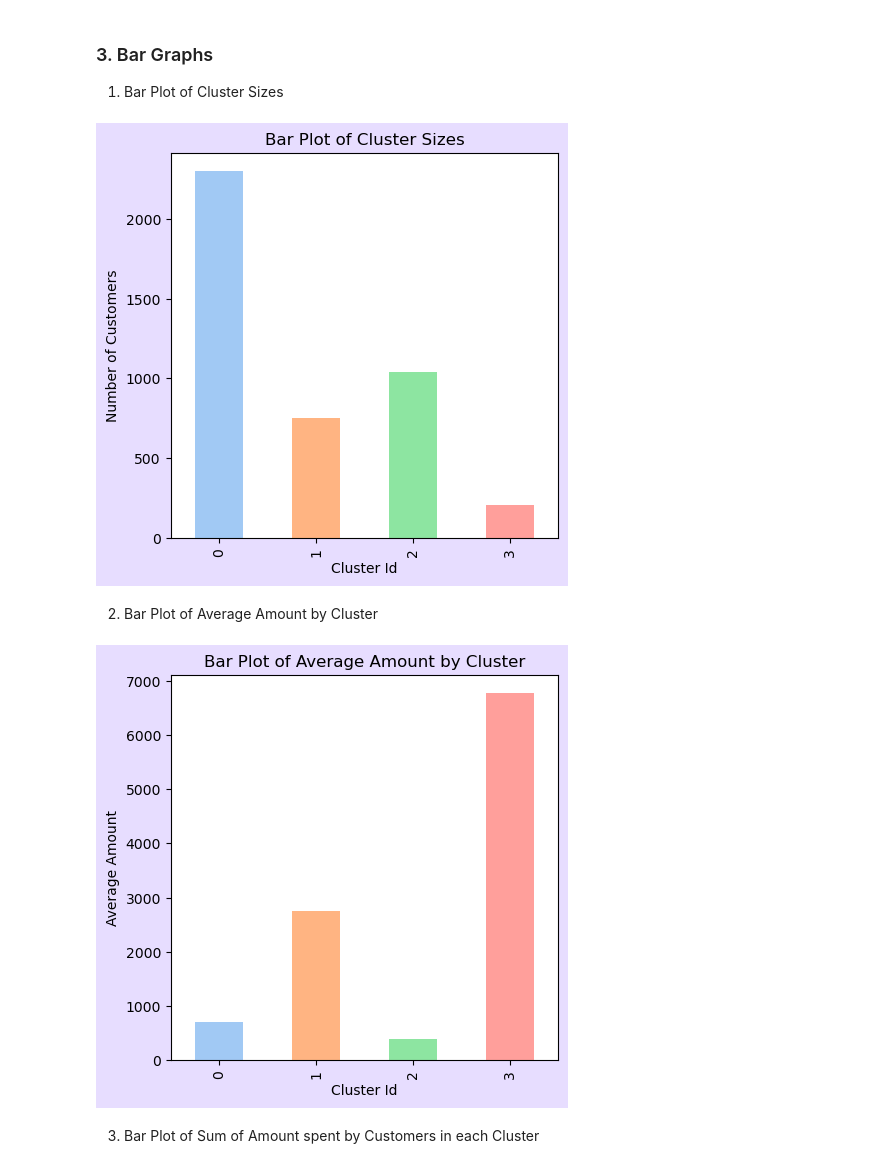
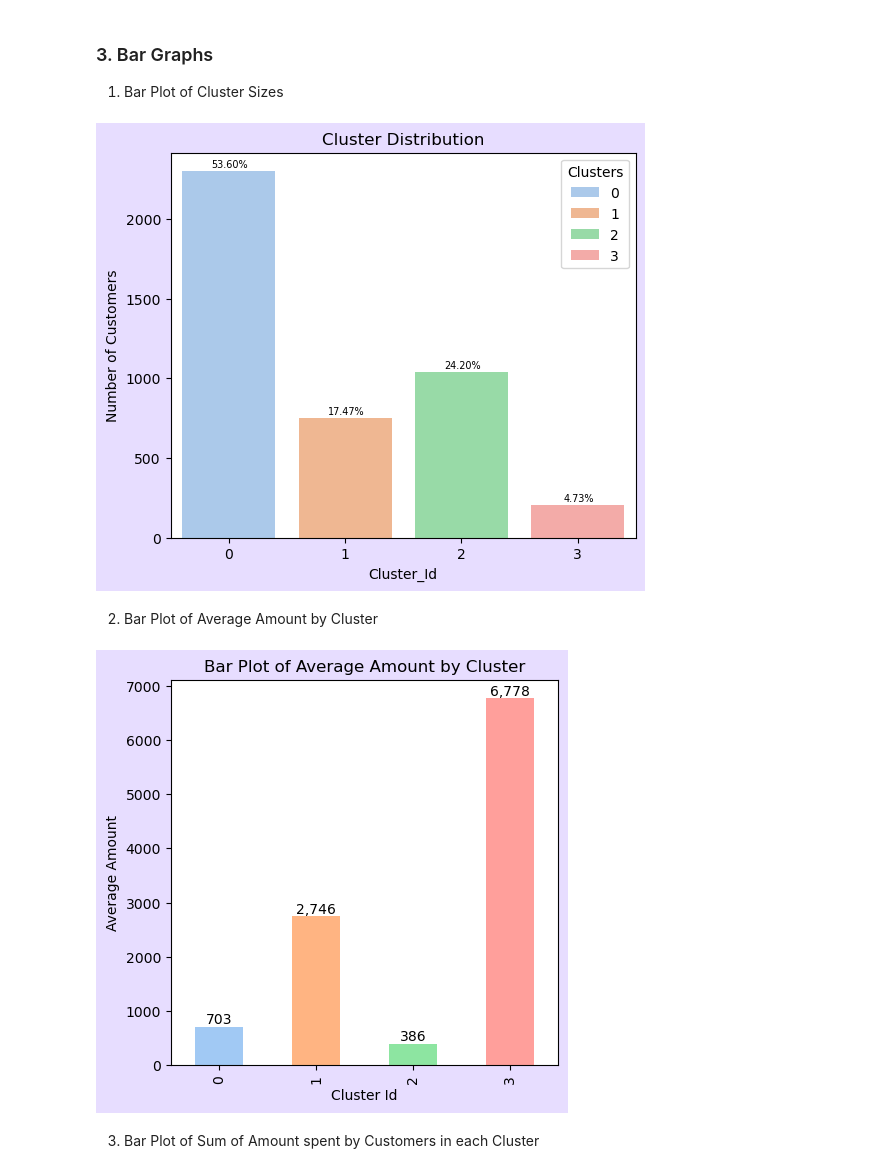
Before and after one commit to Ishant2104/Customer-Segmentation, a Jupyter notebook: Jupyter notebook with cleaned data (normalized) - Features, and Engineered features - Ishant Cane.ipynb, the cells around one changed output. Cells and saved outputs as stored; diff of their text form; code cells hidden in the pictures.

```diff
--- a/Jupyter notebook with cleaned data (normalized) - Features, and Engineered features - Ishant Cane.ipynb
+++ b/Jupyter notebook with cleaned data (normalized) - Features, and Engineered features - Ishant Cane.ipynb
@@ -363,0 +372,4 @@ grouped_df.head()
+# %%
+# merging with grouped_df
+grouped_df = pd.merge(grouped_df, quantity_ordered, on='CustomerID', how = 'inner')
+grouped_df.head()
@@ -432,7 +438,13 @@ grouped_df = grouped_df[(grouped_df.Recency >= Q1 - 1.5 * IQR) & (grouped_df.Rec
+# %%
+# removing outliers
+Q1 = grouped_df.Quantity.quantile(0.05)
+Q3 = grouped_df.Quantity.quantile(0.95)
+IQR = Q3 - Q1
+grouped_df = grouped_df[(grouped_df.Quantity >= Q1 - 1.5 * IQR) & (grouped_df.Quantity <= Q3 + 1.5 * IQR)]
 # %% [markdown]
 * ## Rescaling the Data
 # %%
 # First taking the columns to rescale
-rfm_df = grouped_df[['Amount', 'Frequency', 'Recency']]
+rfm_df = grouped_df[['Amount', 'Frequency', 'Recency', 'Quantity']]
 rfm_df.head()
 # %% [output]
@@ -469,6 +481,6 @@ rfm_df_scaled.shape
 We have now a 3d array. We need to convert it back to dataframe.
 # %%
 rfm_df_scaled = pd.DataFrame(rfm_df_scaled)
-rfm_df_scaled.columns = ['Amount', 'Frequency', 'Recency']
+rfm_df_scaled.columns = ['Amount', 'Frequency', 'Recency', 'Quantity']
 rfm_df_scaled.head()
 # %% [output]
@@ -627,14 +669,21 @@ plt.show()
 ### 3. Bar Graphs
 1. Bar Plot of Cluster Sizes
 # %%
-plt.figure(figsize=(5,5),facecolor='#E7DDFF')
-grouped_df.groupby('Cluster_Id').size().plot(kind='bar', color=sns.color_palette('pastel', n_colors=len(grouped_df['Cluster_Id'].unique())))
-plt.title('Bar Plot of Cluster Sizes')
-plt.xlabel('Cluster Id')
-plt.ylabel('Number of Customers')
+# Lets visualize the Cluster percentage
+plt.figure(figsize=[6,5], facecolor='#E7DDFF')
+ax = sns.countplot(x=grouped_df['Cluster_Id'],  palette='pastel')
+plt.title("Cluster Distribution")
+plt.ylabel("Number of Customers")
+plt.legend(grouped_df['Cluster_Id'].index , title="Clusters")
+for p in ax.patches:
+    percentage = '{:.2f}%'.format(100 * p.get_height() / len(grouped_df))
+    x = p.get_x() + p.get_width() / 2 - 0.05
+    y = p.get_y() + p.get_height() + 0.5
+    ax.annotate(percentage, (x, y), ha='center', va='center', fontsize=7, color='black', xytext=(5,5),
+               textcoords='offset points')
 plt.show()
 # %% [output]
-[figure, old version]
+[figure, new version]
 # %% [markdown]
 2. Bar Plot of Average Amount by Cluster
 # %%
@@ -643,9 +692,13 @@ grouped_df.groupby('Cluster_Id')['Amount'].mean().plot(kind='bar', color=sns.col
 plt.title('Bar Plot of Average Amount by Cluster')
 plt.xlabel('Cluster Id')
 plt.ylabel('Average Amount')
+
+avg_amount = grouped_df.groupby('Cluster_Id')['Amount'].mean()
+for i in range(len(avg_amount)):
+    plt.text(i, avg_amount[i], f'{avg_amount[i]:,.0f}', ha='center', va='bottom')
 plt.show()
 # %% [output]
-[figure, old version]
+[figure, new version]
 # %% [markdown]
 3. Bar Plot of Sum of Amount spent by Customers in each Cluster
 # %%
```
Also changed, not shown: parts of 30 cells of this notebook, 2 other files.
